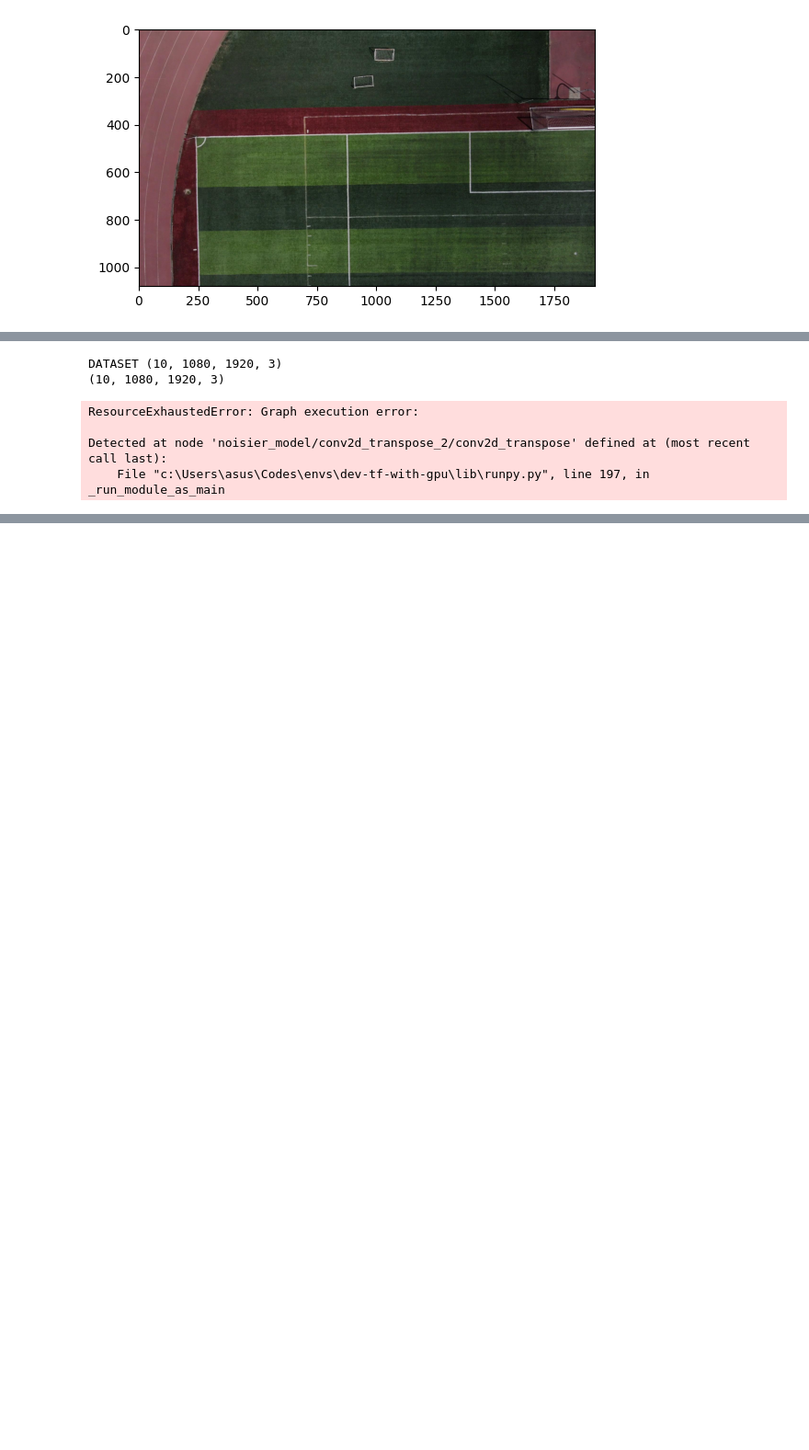
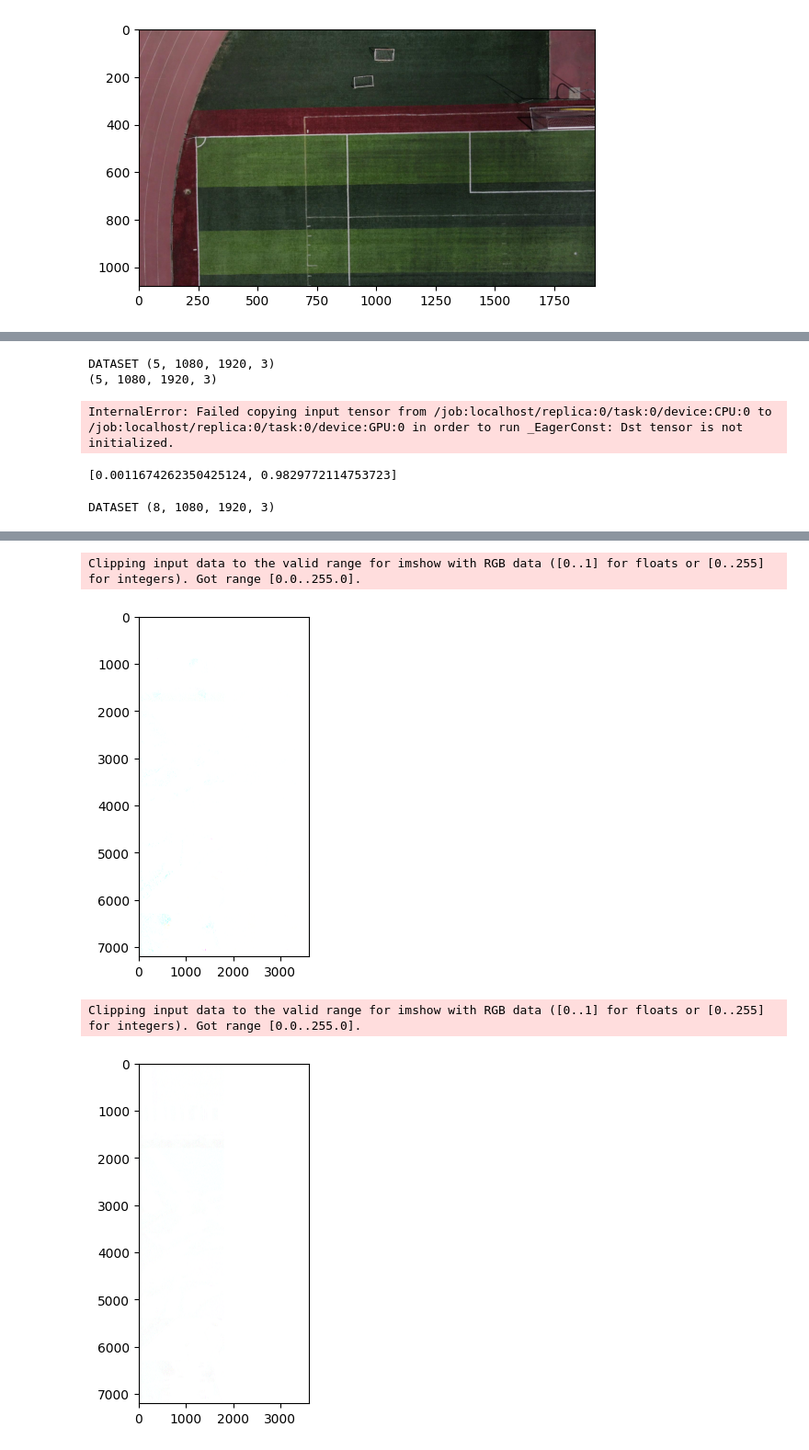
Before and after one commit to rag0nn/noise-detection-dlmodel, a Jupyter notebook: noise-predictor-training.ipynb, the cells around one changed output, grey strips where cells are left out. Shown at 92% size. Drawn from its saved outputs; the diff is of its cells as text; code cells hidden in the pictures; blank space fills up the shorter version.

Commit message:
model added to repo

```diff
--- a/noise-predictor-training.ipynb
+++ b/noise-predictor-training.ipynb
@@ -460,8 +460,8 @@ plt.show()
 [figure]
 [figure]
 # %%
-def load_test_dataset(data_limit):
-    names = os.listdir(TEST_IMAGES_PATH)[:data_limit]
+def load_test_dataset(data_lower_limit,data_upper_limit):
+    names = os.listdir(TEST_IMAGES_PATH)[data_lower_limit:data_upper_limit]
     image_paths = list(f"{TEST_IMAGES_PATH}/{name}" for name in names)
 
     images = []
@@ -472,13 +472,13 @@ def load_test_dataset(data_limit):
     print("DATASET",images.shape)
     return np.array(images)
 
-images = load_test_dataset(10)
+images = load_test_dataset(10,15)
 print(images.shape)
 
 noisies = np.array([add_loud(image)[0] for image in tqdm.tqdm(images)])
 # %% [output]
-DATASET (10, 1080, 1920, 3)
-(10, 1080, 1920, 3)
+DATASET (5, 1080, 1920, 3)
+(5, 1080, 1920, 3)
 # %%
 ev_ims = []
 ev_nos = []
@@ -502,7 +502,38 @@ ev_nos = np.array(ev_nos)
 
 k = model.evaluate(ev_nos,ev_ims,batch_size=4,verbose=1)
 # %% [output]
-ResourceExhaustedError: Graph execution error:
-
-Detected at node 'noisier_model/conv2d_transpose_2/conv2d_transpose' defined at (most recent call last):
-    File "c:\Users\asus\Codes\envs\dev-tf-with-gpu\lib\runpy.py", line 197, in _run_module_as_main
+InternalError: Failed copying input tensor from /job:localhost/replica:0/task:0/device:CPU:0 to /job:localhost/replica:0/task:0/device:GPU:0 in order to run _EagerConst: Dst tensor is not initialized.
+# %%
+k
+# %% [output]
+[0.0011674262350425124, 0.9829772114753723]
+# %%
+names = np.array(os.listdir(TEST_IMAGES_PATH))[[0,100,500,1000,1500,2000,2500,3000]]
+image_paths = list(f"{TEST_IMAGES_PATH}/{name}" for name in names)
+
+images = []
+for image_path in tqdm.tqdm(image_paths):
+    image = cv2.imread(image_path)
+    images.append(image)
+images = np.array(images)
+print("DATASET",images.shape)
+
+noisies = np.array([add_loud(image)[0] for image in tqdm.tqdm(images)])
+# %% [output]
+DATASET (8, 1080, 1920, 3)
+# %%
+test_out_orig = np.zeros((900*len(images),1800*2,3))
+test_out_noisy = np.zeros((900*len(images),1800*2,3))
+
+for i,im in enumerate(images):
+    im = cv2.resize(im,(1800,900))
+    o =test_im2(model,im)
+    test_out_orig[i*900:(i+1)*900,0:1800] = im
+    test_out_orig[i*900:(i+1)*900,1800:] = o
+
+for i,im in enumerate(noisies):
+    im = cv2.resize(im,(1800,900))
+    o =test_im2(model,im)
+    test_out_noisy[i*900:(i+1)*900,0:1800] = im
+    test_out_noisy[i*900:(i+1)*900,1800:] = o
+# %% [output]
@@ -508,0 +557,4 @@ Detected at node 'noisier_model/conv2d_transpose_2/conv2d_transpose' defined at
+Clipping input data to the valid range for imshow with RGB data ([0..1] for floats or [0..255] for integers). Got range [0.0..255.0].
+[figure, added]
+Clipping input data to the valid range for imshow with RGB data ([0..1] for floats or [0..255] for integers). Got range [0.0..255.0].
+[figure, added]
```
Also changed, not shown: parts of 6 cells of this notebook, 2 other files.
